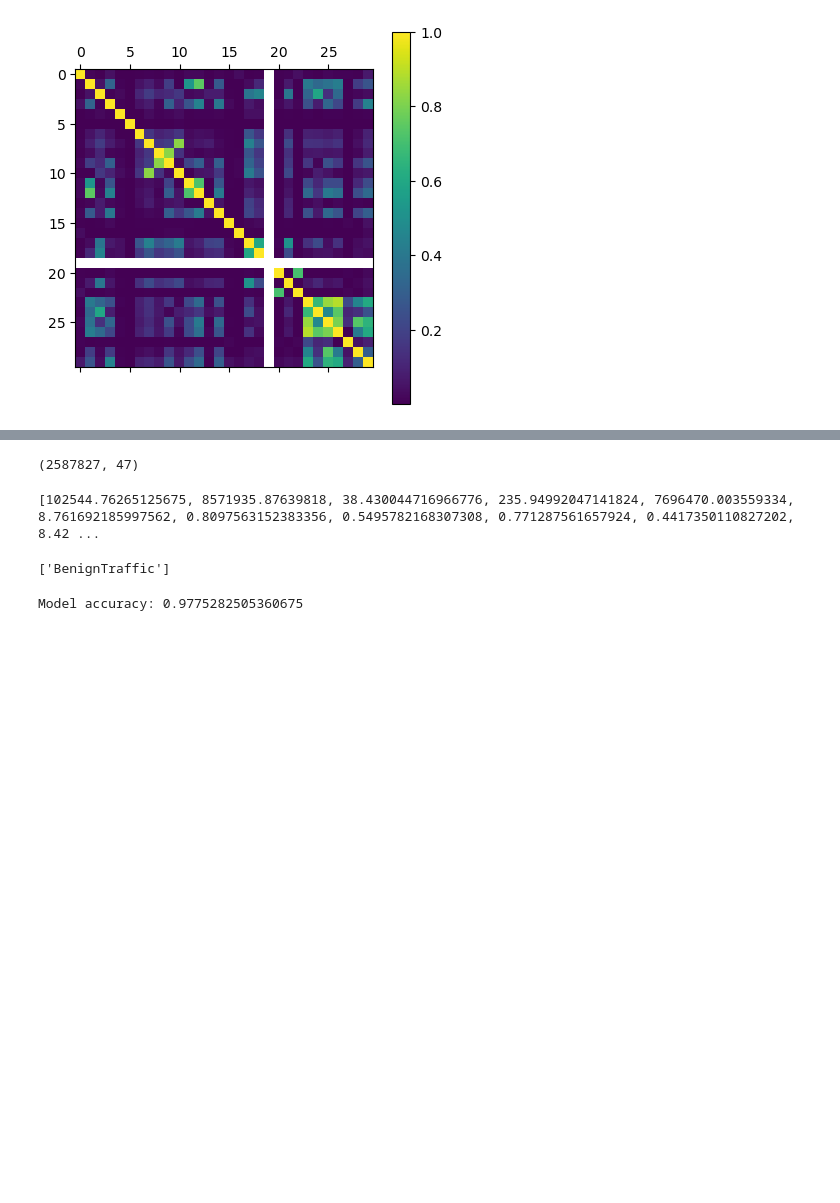
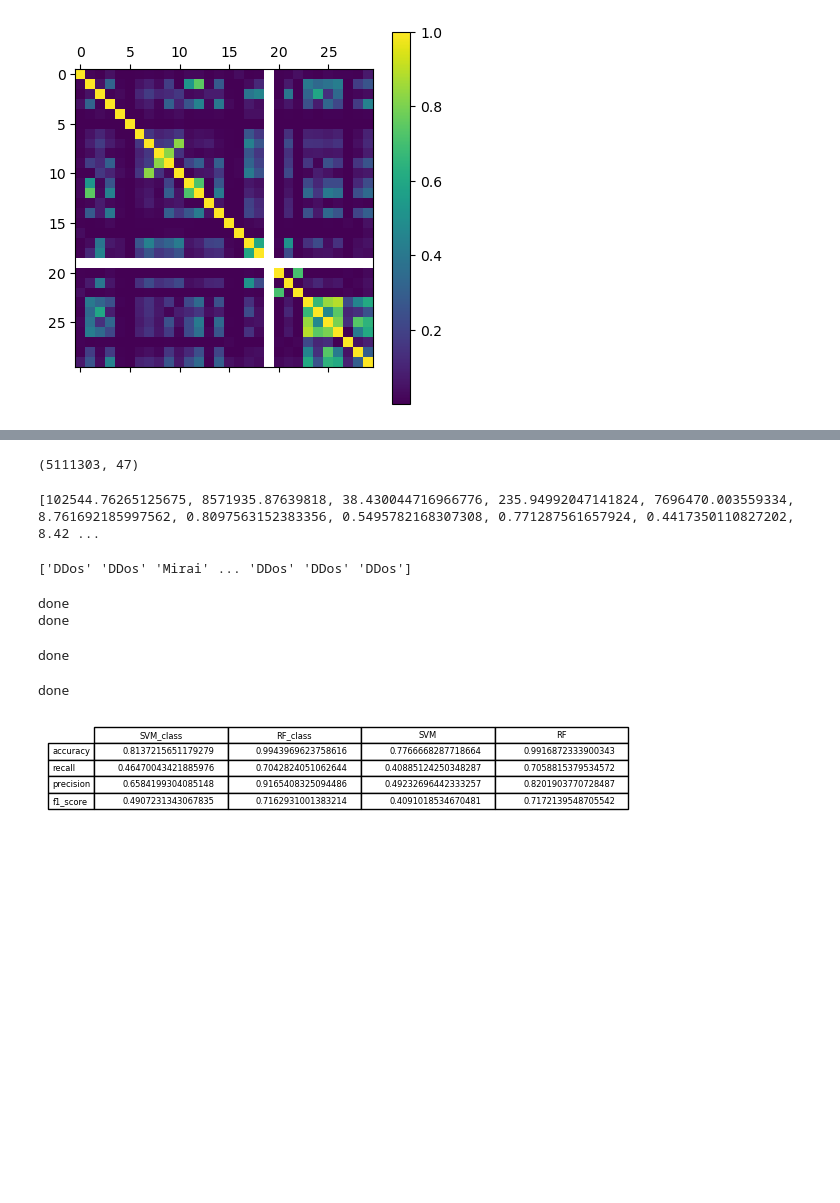
Before and after one commit to ravenpwn/Applied-Statistics-Machine-Learning, a Jupyter notebook: p2023.ipynb, the cells around one changed output, grey strips where cells are left out. Drawn from its saved outputs; the diff is of its cells as text; code cells hidden in the pictures; blank space fills up the shorter version.

```diff
--- a/p2023.ipynb
+++ b/p2023.ipynb
@@ -158,11 +159,11 @@ Random forest model accuracy: 0.914947126618876
 # Cross-validation
 
 
-df2 = pd.concat([pd.read_csv(data_path+f'part-{x:05d}-363d1ba3-8ab5-4f96-bc25-4d5862db7cb9-c000.csv') for x in [random.randrange(169) for i in range(10)]])
+df2 = pd.concat([pd.read_csv(data_path+f'part-{x:05d}-363d1ba3-8ab5-4f96-bc25-4d5862db7cb9-c000.csv') for x in [random.randrange(169) for i in range(20)]])
 print(df2.shape)
 df2 = df2
 # %% [output]
-(2587827, 47)
+(5111303, 47)
 # %%
 df2.drop(single_value_cols,axis=1, inplace=True)
 df2.drop(high_corr_cols,axis=1, inplace=True)
@@ -183,13 +184,45 @@ rcd.drop(single_value_cols+high_corr_cols,axis=1,inplace=True)
 # %%
 # Use any model here
 
-clf = load_model('SVM.pkl')
-Y_future_predict_class = clf.predict(rcd.to_numpy())
+clf = load_model('SVM_class.pkl')
+Y_future_predict_class = clf.predict(X_future_test)
 print(Y_future_predict_class)
 # %% [output]
-['BenignTraffic']
+['DDos' 'DDos' 'Mirai' ... 'DDos' 'DDos' 'DDos']
-# %%
-# Check accuracy here
-print("Model accuracy:", metrics.accuracy_score(Y_future_test_class, Y_future_predict_class))
-# %% [output]
-Model accuracy: 0.9775282505360675
+# %%
+# Check accuracy here
+
+data = []
+def get_score(model, test_value):
+    clf = load_model(model)
+    Y_future_predict_class = clf.predict(X_future_test)
+    a = [metrics.accuracy_score(test_value, Y_future_predict_class)]
+    a.append(metrics.recall_score(test_value, Y_future_predict_class, average='macro'))
+    a.append(metrics.precision_score(test_value, Y_future_predict_class, average='macro'))
+    a.append(metrics.f1_score(test_value, Y_future_predict_class, average='macro'))
+    print('done')
+    return a
+
+data.append(get_score('SVM_class.pkl', Y_future_test_class))
+data.append(get_score('RF_class.pkl', Y_future_test_class))
+data.append(get_score('SVM.pkl', Y_future_test))
+data.append(get_score('RF.pkl', Y_future_test))
+# %% [output]
+done
+done
+done
+done
+# %%
+fig, ax = plt.subplots()
+
+# hide axes
+fig.patch.set_visible(False)
+ax.axis('off')
+ax.axis('tight')
+
+
+ax.table(np.array(data).transpose(), colLabels=['SVM_class', 'RF_class', 'SVM', 'RF'], rowLabels=['accuracy','recall','precision', 'f1_score'], loc='top')
+fig.tight_layout()
+plt.show()
+# %% [output]
+[figure, added]
```
Also changed, not shown: parts of 14 cells of this notebook, 2 other files.
